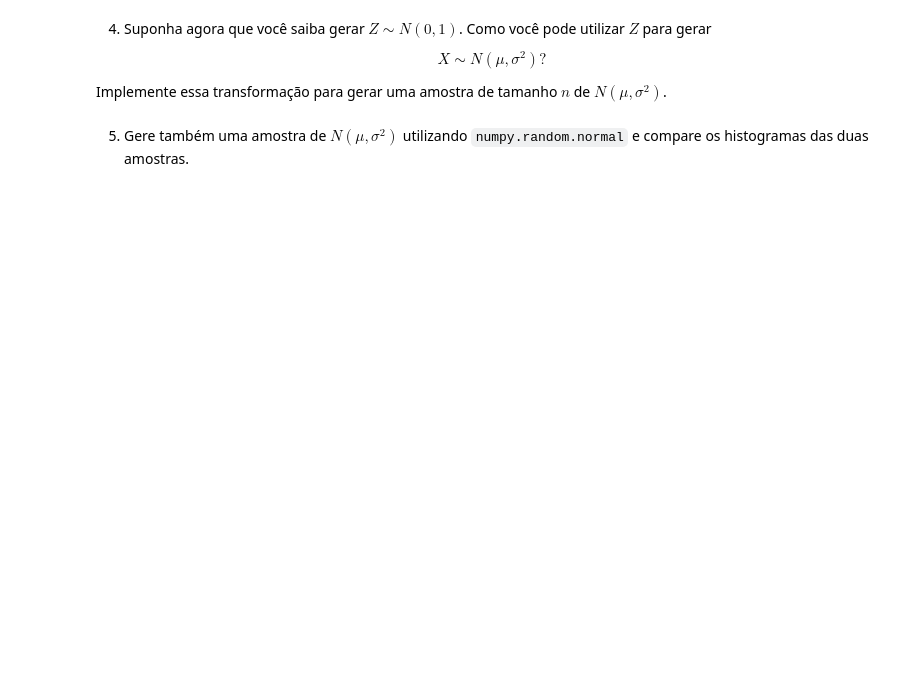
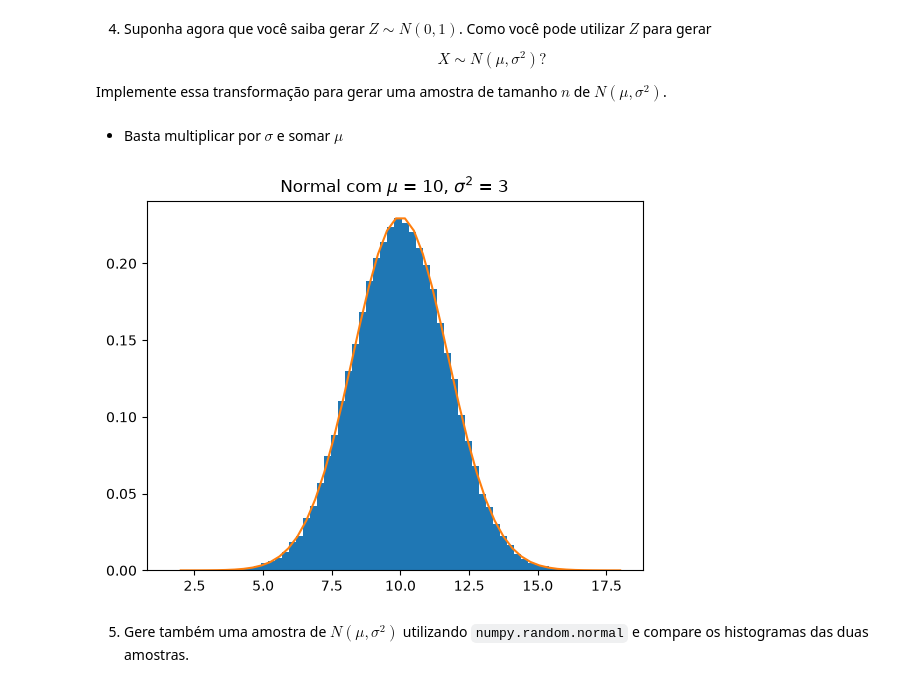
Before and after one commit to BenvenutiMateus/prog-estat, a Jupyter notebook: labs/lab8.ipynb, the cells around one changed output. Drawn from its saved outputs; the diff is of its cells as text; code cells hidden in the pictures; blank space fills up the shorter version.

```diff
--- a/labs/lab8.ipynb
+++ b/labs/lab8.ipynb
@@ -93,5 +93,21 @@ X\sim N(\mu,\sigma^2)?
 $$
 
 Implemente essa transformação para gerar uma amostra de tamanho $n$ de $N(\mu,\sigma^2)$.
+# %% [markdown]
+- Basta multiplicar por $\sigma$ e somar $\mu$
+# %%
+mi = 10
+sigma2 = 3
+
+normal_mi_sigma = mi + np.sqrt(sigma2) * np.array(amostra_normal)
+# %%
+plt.hist(normal_mi_sigma, bins = 60, density=True)
+x = np.linspace(2,18)
+fx = densidade_normal(x, mi, sigma2)
+plt.plot(x, fx)
+plt.title(rf"Normal com $\mu$ = {mi}, $\sigma^{2}$ = {sigma2}")
+plt.show()
+# %% [output]
+[figure, added]
 # %% [markdown]
 5. Gere também uma amostra de $N(\mu,\sigma^2)$ utilizando `numpy.random.normal` e compare os histogramas das duas amostras.
```
Also changed, not shown: parts of 9 cells of this notebook, 5 other files.
